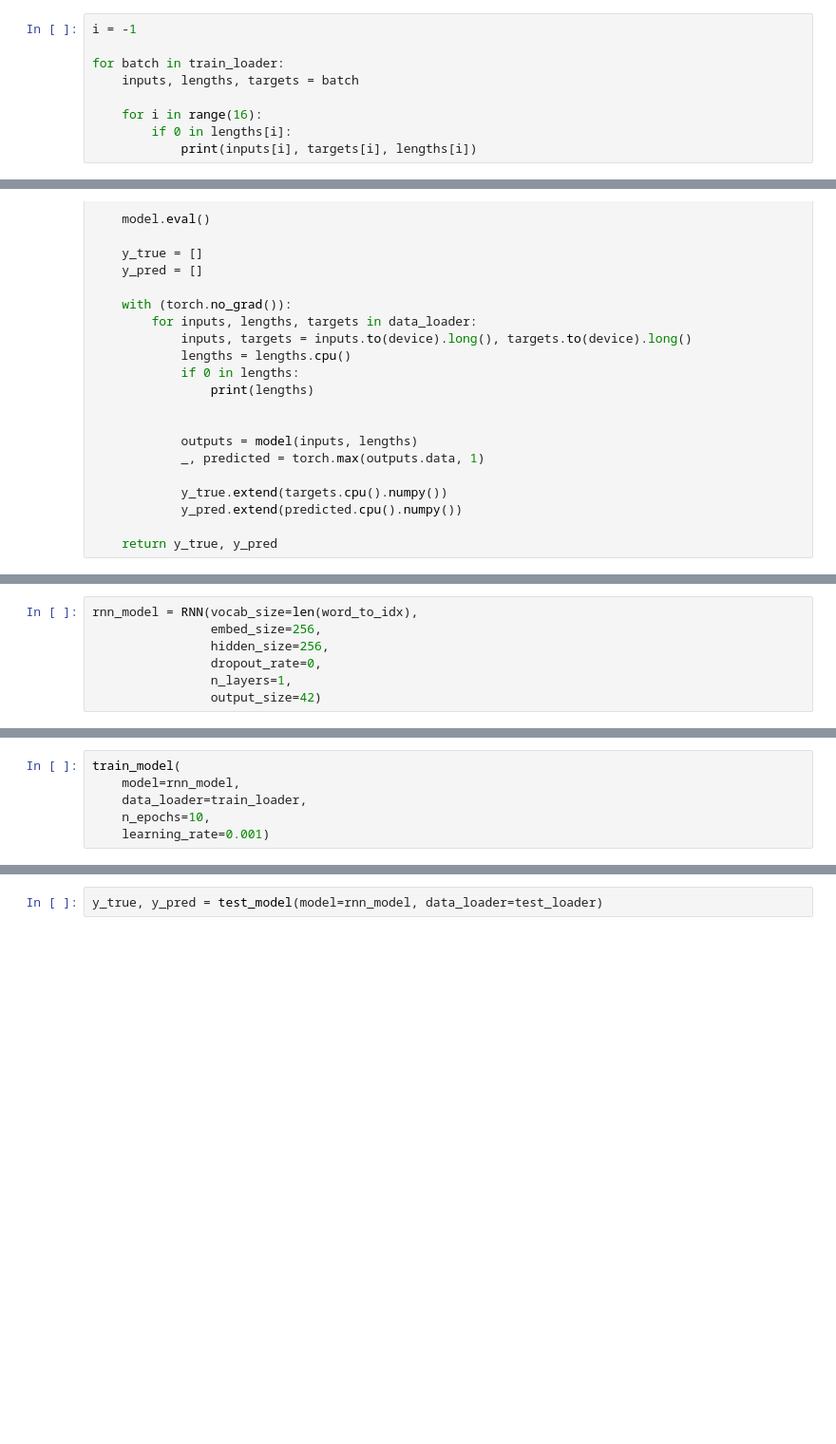
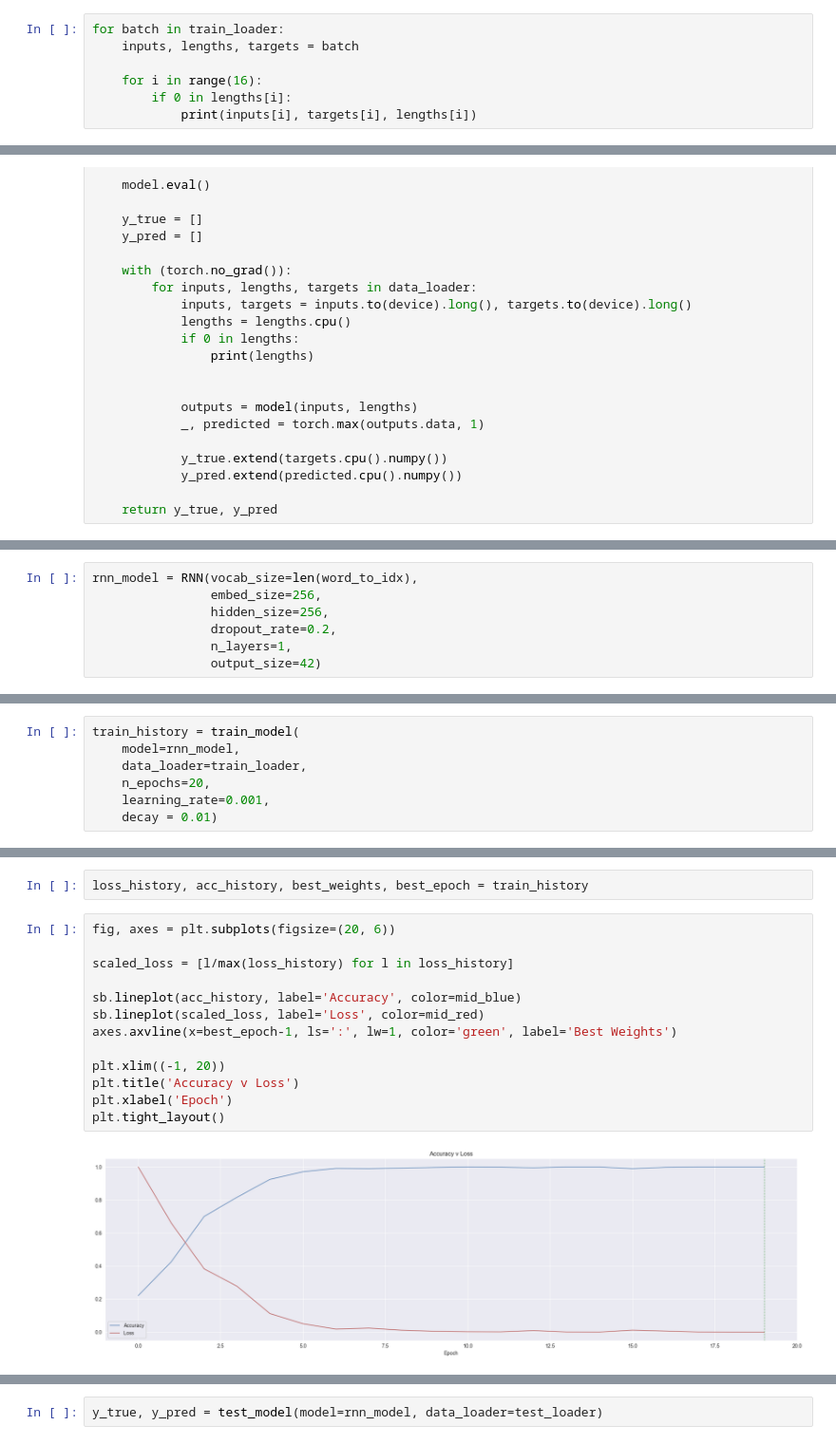
Before and after one commit to gracjan-p/bbc, a Jupyter notebook: notebooks/main.ipynb, the cells around one changed output, grey strips where cells are left out. Shown at 95% size. Cells and saved outputs as stored; diff of their text form; blank space fills up the shorter version.

Commit message:
Added: acc, loss better tracking, saving best weights Optimizer: Adam -> AdamW
0.95 f1

```diff
--- a/notebooks/main.ipynb
+++ b/notebooks/main.ipynb
@@ -257,6 +274,4 @@ test_loader = return_loader(dataset=test_split, batch_size=16)
 # %%
-i = -1
-
 for batch in train_loader:
     inputs, lengths, targets = batch
 
@@ -354,6 +404,6 @@ def test_model(model, data_loader):
 rnn_model = RNN(vocab_size=len(word_to_idx),
                 embed_size=256,
                 hidden_size=256,
-                dropout_rate=0,
+                dropout_rate=0.2,
                 n_layers=1,
                 output_size=42)
@@ -360,6 +415,7 @@ rnn_model = RNN(vocab_size=len(word_to_idx),
 # %%
-train_model(
+train_history = train_model(
     model=rnn_model,
     data_loader=train_loader,
-    n_epochs=10,
-    learning_rate=0.001)
+    n_epochs=20,
+    learning_rate=0.001,
+    decay = 0.01)
@@ -365,0 +443,17 @@ train_model(
+# %%
+loss_history, acc_history, best_weights, best_epoch = train_history
+# %%
+fig, axes = plt.subplots(figsize=(20, 6))
+
+scaled_loss = [l/max(loss_history) for l in loss_history]
+
+sb.lineplot(acc_history, label='Accuracy', color=mid_blue)
+sb.lineplot(scaled_loss, label='Loss', color=mid_red)
+axes.axvline(x=best_epoch-1, ls=':', lw=1, color='green', label='Best Weights')
+
+plt.xlim((-1, 20))
+plt.title('Accuracy v Loss')
+plt.xlabel('Epoch')
+plt.tight_layout()
+# %% [output]
+[figure, added]
```
Also changed, not shown: parts of 21 cells of this notebook, 2 other files.
